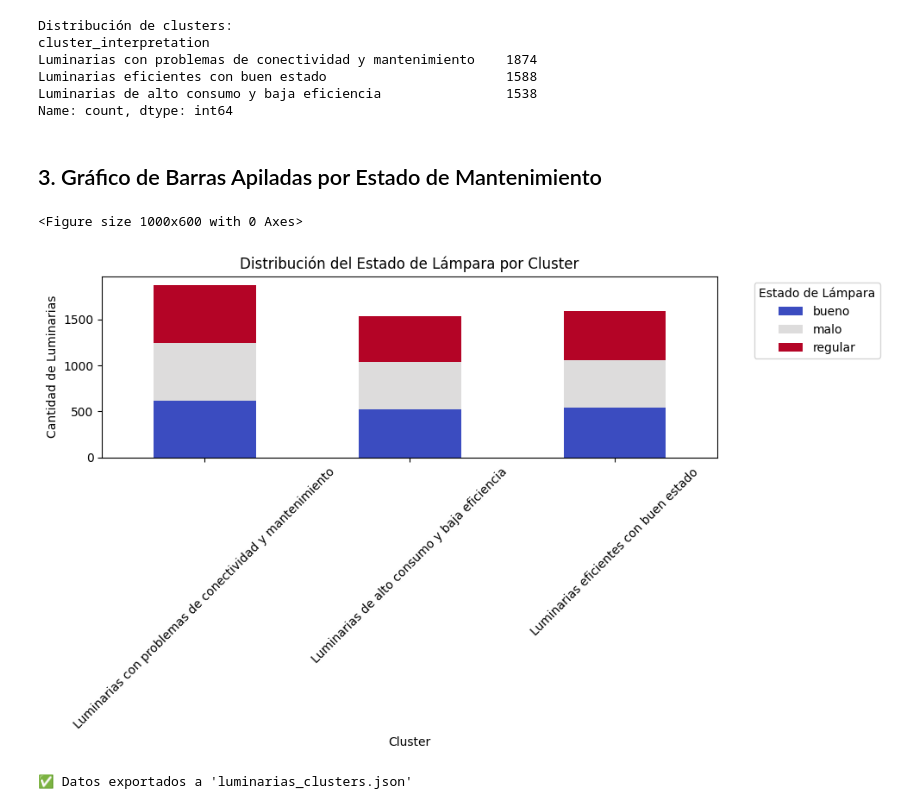
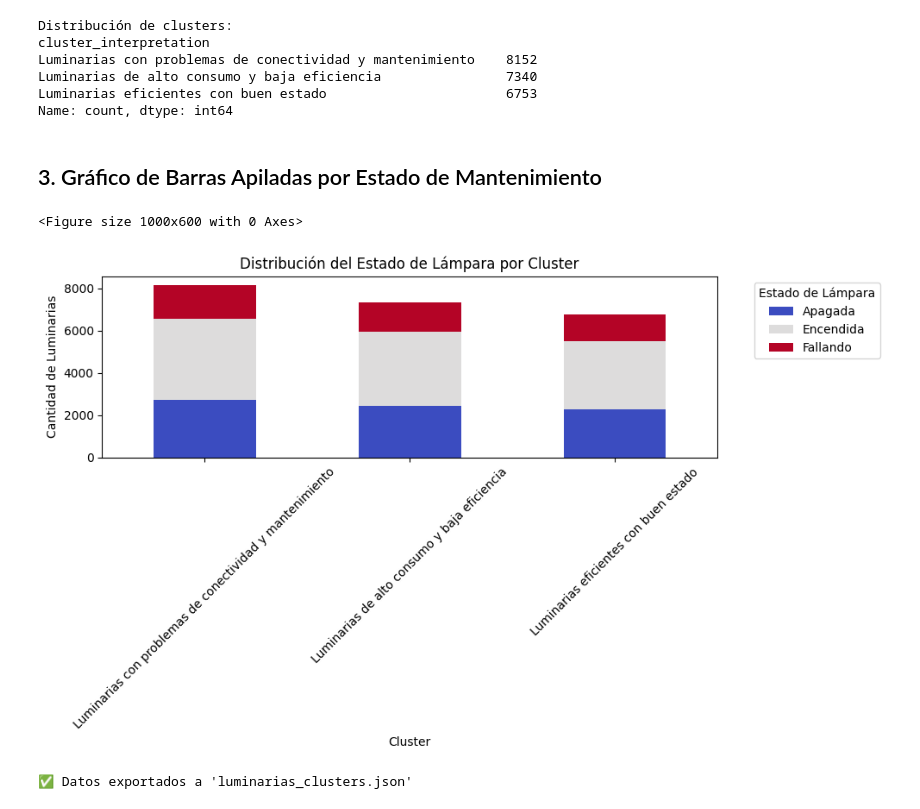
Before and after one commit to eurbana-dev/Deming_EUrbana, a Jupyter notebook: 1-Planear/Analisis de datos/notebook_unsupervised_analysys/ECOLUZ_No_Supervisado.ipynb, the cells around one changed output. Saved outputs shown, nothing was run; the diff lists cells and outputs as text; code cells hidden in the pictures.

```diff
--- a/1-Planear/Analisis de datos/notebook_unsupervised_analysys/ECOLUZ_No_Supervisado.ipynb
+++ b/1-Planear/Analisis de datos/notebook_unsupervised_analysys/ECOLUZ_No_Supervisado.ipynb
@@ -86,0 +16,9 @@ df.head()
+# %%
+
+# ========================
+# 1. Cargar datos desde un CSV limpio
+# ========================
+df = pd.read_csv("luminarias_limpias.csv")
+
+# Mostrar las primeras filas para validar la carga
+df.head()
@@ -87,29 +32,20 @@ df.head()
 # %%
-# Carga y preparacion de datos
 
-# Cargar los datos
-df = pd.read_csv("dataset_sample.csv")
-
-# Seleccionar características relevantes para el clustering
 features = [
     "potencia_watts",
     "altura_metros",
-    "consumo.actual_watts",
-    "consumo.acumulado_kwh.mes",
-    "sensores.luminosidad_lux",
-    "sensores.temperatura_c",
-    "sensores.humedad_pct",
-    "conectividad.latencia_ms",
-    "eficiencia.lumens_por_watt",
-    "eficiencia.horas_funcionamiento_total",
-    "eficiencia.vida_util_restante_pct"
+    "sensores_luminosidad_lux",
+    "sensores_temperatura_c",
+    "sensores_humedad_pct",
+    "eficiencia_lumens_por_watt",
+    "eficiencia_vida_util_restante_pct"
 ]
-
 # Limpieza de datos
 df_clean = df.dropna(subset=features)
 X = df_clean[features]
 
 # Estandarización de los datos
+from sklearn.preprocessing import StandardScaler
 scaler = StandardScaler()
 X_scaled = scaler.fit_transform(X)
 # %%
@@ -233,29 +170,26 @@ df_clean.to_csv('luminarias_clusters.csv', index=False)
 # %% [output]
 Distribución de clusters:
 cluster_interpretation
-Luminarias con problemas de conectividad y mantenimiento    1874
-Luminarias eficientes con buen estado                       1588
-Luminarias de alto consumo y baja eficiencia                1538
+Luminarias con problemas de conectividad y mantenimiento    8152
+Luminarias de alto consumo y baja eficiencia                7340
+Luminarias eficientes con buen estado                       6753
 Name: count, dtype: int64
 # %% [markdown]
 ## 3. Gráfico de Barras Apiladas por Estado de Mantenimiento
 # %%
-# Crear gráfico de barras apiladas por estado de mantenimiento
 plt.figure(figsize=(10, 6))
-cross_tab = pd.crosstab(df_clean['cluster_interpretation'],
-                        df_clean['mantenimiento.estado_lampara'])
-cross_tab.plot(kind='bar', stacked=True, figsize=(10,6),
-               colormap='coolwarm')
+cross_tab = pd.crosstab(df_clean['cluster_interpretation'], df_clean['estado'])
+cross_tab.plot(kind='bar', stacked=True, figsize=(10,6), colormap='coolwarm')
 plt.title('Distribución del Estado de Lámpara por Cluster')
 plt.ylabel('Cantidad de Luminarias')
 plt.xlabel('Cluster')
 plt.xticks(rotation=45)
 plt.legend(title='Estado de Lámpara', bbox_to_anchor=(1.05, 1), loc='upper left')
 plt.tight_layout()
 plt.show()
 # %% [output]
 <Figure size 1000x600 with 0 Axes>
-[figure, old version]
+[figure, new version]
 # %%
 # Exportar el DataFrame con los clusters a JSON
 df_clean.to_json('luminarias_clusters.json', orient='records', indent=4)
```
Also changed, not shown: parts of 8 cells of this notebook, 13 other files.
